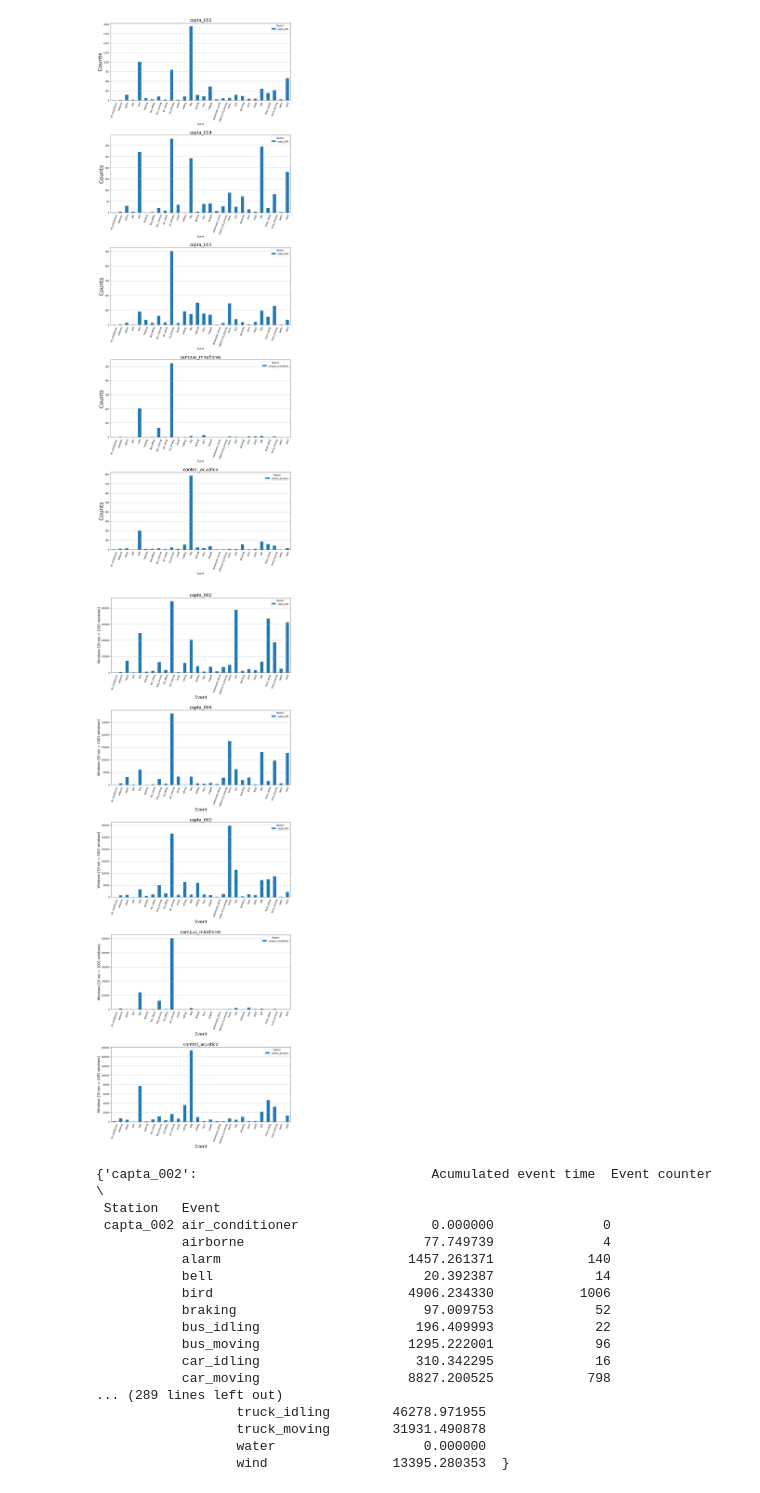
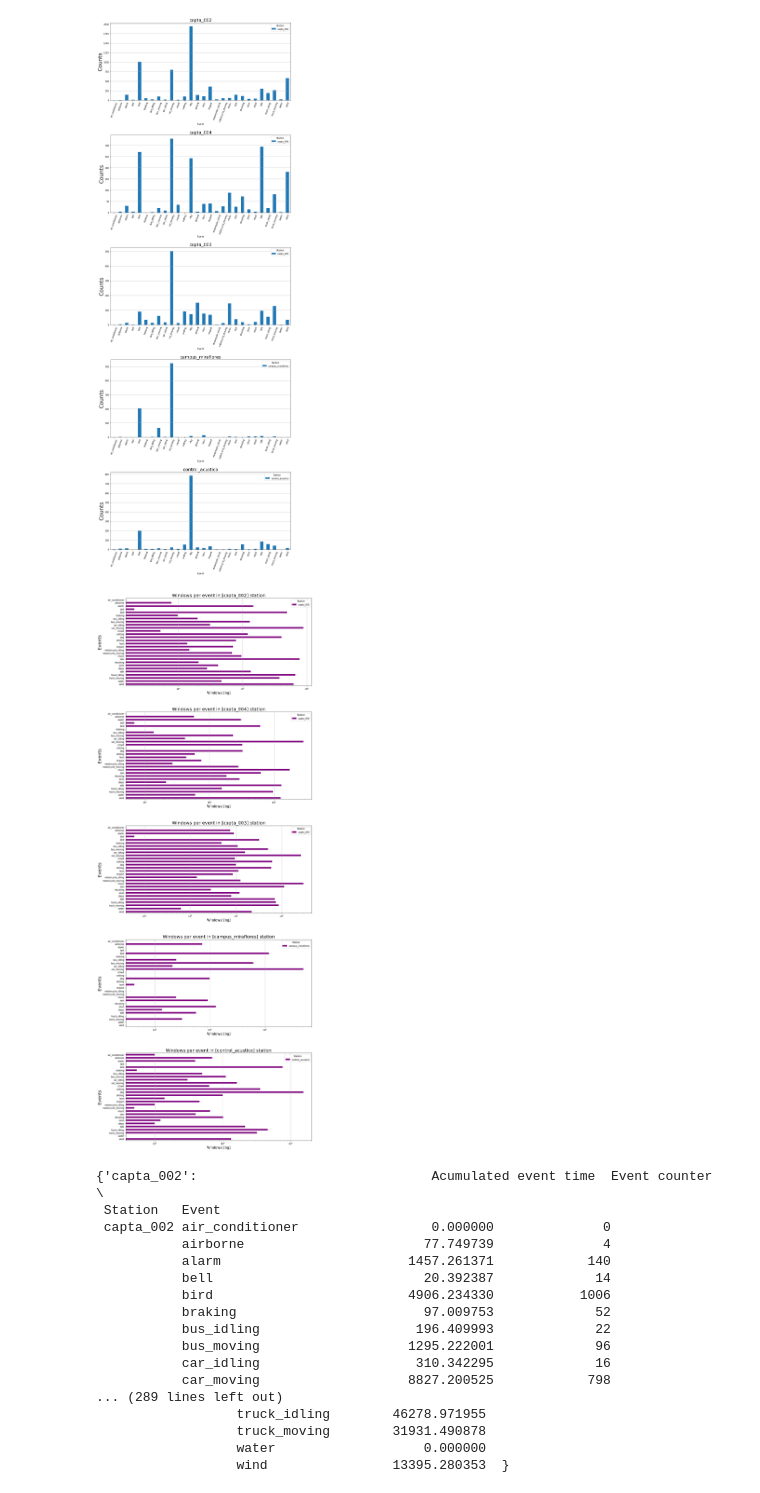
Before and after one commit to JoaquinRMorales/AuMiLAB, a Jupyter notebook: FUSA/Labellers.ipynb, the cells around one changed output. Drawn from its saved outputs; the diff is of its cells as text; code cells hidden in the pictures.

Commit message:
Modified windows graphs

```diff
--- a/FUSA/Labellers.ipynb
+++ b/FUSA/Labellers.ipynb
@@ -445,27 +445,29 @@ for i in range(n):
     df[st[i]].pivot_table(index = "Event", columns = "Station", values = "Event counter").plot.bar(ax = axes[i], rot = 70).grid("on", axis = "y")
 # %% [output]
 [figure]
-# %%
-df = events_df(labellers)
-df, st = events_station_splitter(df)
-
-n = len(st)
-
-fig, axes = plt.subplots(nrows = n, ncols = 1, figsize = (15, 9*n))
-
-plt.subplots_adjust(hspace=0.50)
-
-
-
-for i in range(n):
-    df[st[i]] = df[st[i]].groupby(["Station", "Event"]).agg(sum)
-
-    axes[i].set_title(st[i], fontdict={"fontsize": 20, "fontweight": "medium"})
-    axes[i].set_xlabel("Events", fontsize=20)
-    axes[i].set_ylabel("Windows [10 sec = 1001 windows]", fontsize=15)
-    df[st[i]].pivot_table(index = "Event", columns = "Station", values = "Windows").plot.bar(ax = axes[i], rot = 70).grid("on", axis = "y")
-# %% [output]
-[figure, removed]
+# %%
+df = events_df(labellers)
+df, st = events_station_splitter(df)
+
+n = len(st)
+
+fig, axes = plt.subplots(nrows = n, ncols = 1, figsize = (15, 9*n))
+
+plt.subplots_adjust(hspace=0.30)
+
+
+
+for i in range(n):
+    df[st[i]] = df[st[i]].groupby(["Station", "Event"]).agg(sum)
+
+
+    axes[i].set_title("Windows per event in [" + st[i] + "] station", fontdict={"fontsize": 20, "fontweight": "medium"})
+    axes[i].set_ylabel("Events", fontsize=20)
+    axes[i].set_xlabel("Windows [log]", fontsize=15)
+    df[st[i]].pivot_table(index = "Event", columns = "Station", values = "Windows").plot.barh(color = "purple" ,ax = axes[i], rot = 0, logx=True, xlabel = "Windows [log]", ylabel = "Events").grid("on", axis = "x")
+    axes[i].invert_yaxis()
+# %% [output]
+[figure, added]
 # %%
 df
 # %% [output]
```
